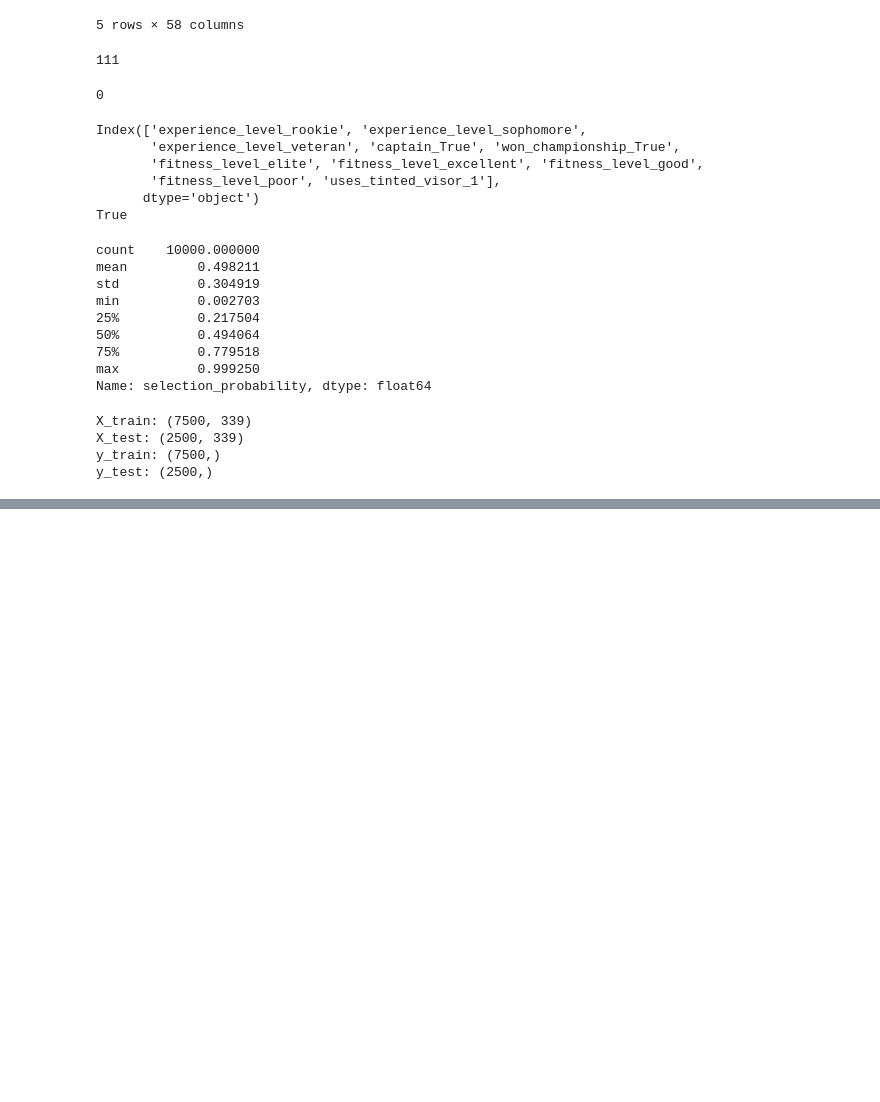
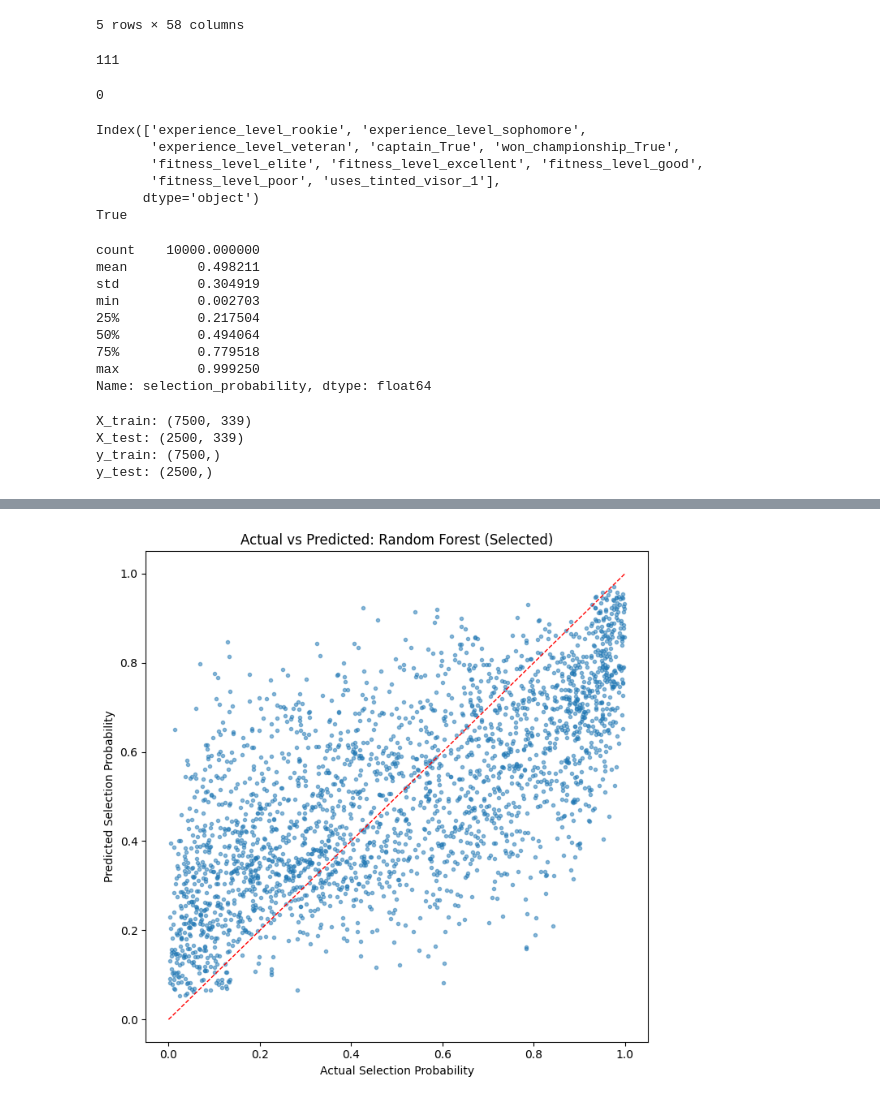
Before and after one commit to Dawood149/Knowledge-Discovery-and-Data-Mining-Project, a Jupyter notebook: Phase 1 + 2.ipynb, the cells around one changed output, grey strips where cells are left out. Drawn from its saved outputs; the diff is of its cells as text; code cells hidden in the pictures; blank space fills up the shorter version.

```diff
--- a/Phase 1 + 2.ipynb
+++ b/Phase 1 + 2.ipynb
@@ -525,0 +648,19 @@ RandomForestRegressor(random_state=10)
+# %%
+best_model_name = results_df.iloc[0]["model"]
+best_preds_map = {
+    "Random Forest (Selected)": rf_preds,
+    "Gradient Boosting (Selected)": gb_preds,
+    "Ridge Regression (Selected)": ridge_preds
+}
+best_preds = best_preds_map.get(best_model_name, rf_preds)
+
+plt.figure(figsize=(7, 7))
+plt.scatter(y_test, best_preds, alpha=0.5, s=9)
+plt.plot([0, 1], [0, 1], "r--", linewidth=1)
+plt.xlabel("Actual Selection Probability")
+plt.ylabel("Predicted Selection Probability")
+plt.title(f"Actual vs Predicted: {best_model_name}")
+plt.tight_layout()
+plt.show()
+# %% [output]
+[figure, added]
```
Also changed, not shown: parts of 15 cells of this notebook.
